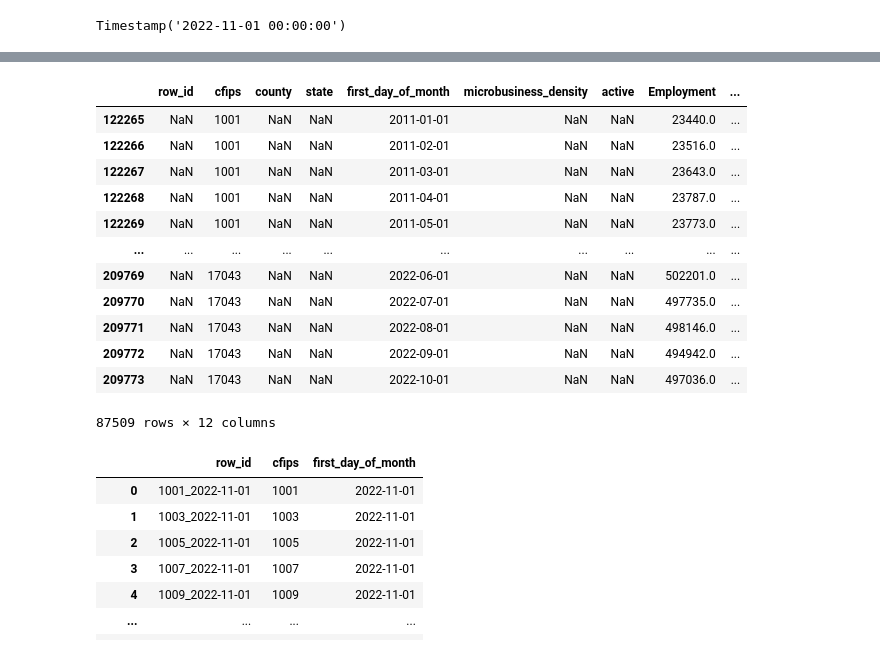
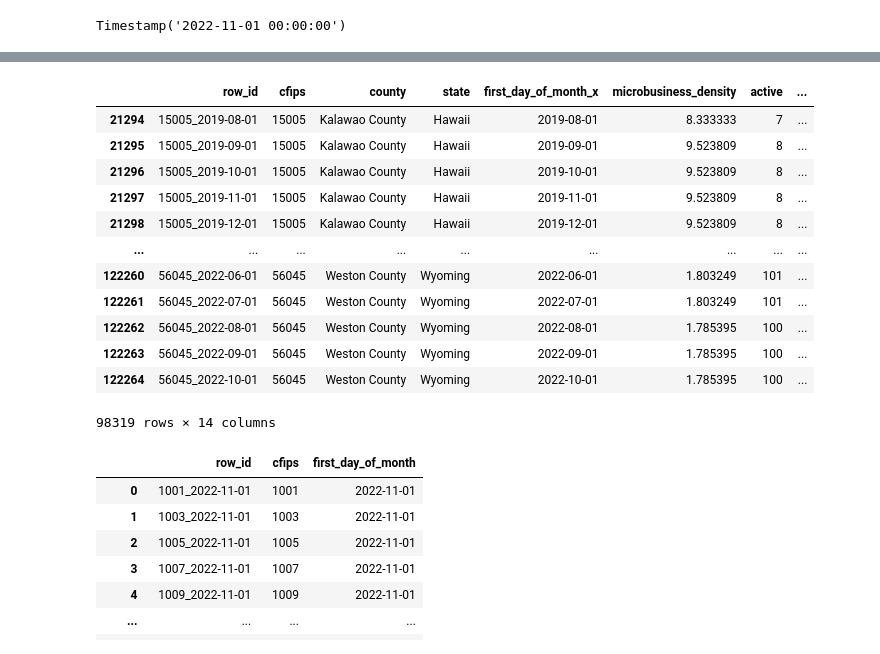
Before and after one commit to nahomjd/GoDaddy-Microbusiness_Desity_Forecasting, a Jupyter notebook: EDA/EDA_1.ipynb, the cells around one changed output, grey strips where cells are left out. Cells and saved outputs as stored; diff of their text form; code cells hidden in the pictures.

```diff
--- a/EDA/EDA_1.ipynb
+++ b/EDA/EDA_1.ipynb
@@ -174,5 +174,4 @@ df_train
 # %%
 df_train['first_day_of_month'] = pd.to_datetime(df_train['first_day_of_month'])
 # %%
-df_bls2['first_day_of_month'] = df_bls2['first_day_of_month'].astype('object')
-df_bls2
+df_bls2['first_day_of_month_lag'] = df_bls2['first_day_of_month'] + pd.DateOffset(months=12)
@@ -215,5 +199,5 @@ dtype: object
 # %%
-df_train_bls = df_train.merge(df_bls2, how='left', left_on=['cfips', 'first_day_of_month'], right_on=['cfips','first_day_of_month'], indicator=True)
+df_train_bls = df_train.merge(df_bls2, how='left', left_on=['cfips', 'first_day_of_month'], right_on=['cfips','first_day_of_month_lag'], indicator=True)
 # %%
 df_bls2['first_day_of_month'].max()
 # %% [output]
@@ -237,19 +221,19 @@ df_train_bls
 # %%
-df_train_bls[df_train_bls['Employment'].notnull()]
+df_train_bls[df_train_bls['Employment'].isnull()]
 # %% [output]
-|  | row_id | cfips | county | state | first_day_of_month | microbusiness_density | active | Employment | ... |
-| 122265 | NaN | 1001 | NaN | NaN | 2011-01-01 | NaN | NaN | 23440.0 | ... |
-| 122266 | NaN | 1001 | NaN | NaN | 2011-02-01 | NaN | NaN | 23516.0 | ... |
-| 122267 | NaN | 1001 | NaN | NaN | 2011-03-01 | NaN | NaN | 23643.0 | ... |
-| 122268 | NaN | 1001 | NaN | NaN | 2011-04-01 | NaN | NaN | 23787.0 | ... |
-| 122269 | NaN | 1001 | NaN | NaN | 2011-05-01 | NaN | NaN | 23773.0 | ... |
-| ... | ... | ... | ... | ... | ... | ... | ... | ... | ... |
-| 209769 | NaN | 17043 | NaN | NaN | 2022-06-01 | NaN | NaN | 502201.0 | ... |
-| 209770 | NaN | 17043 | NaN | NaN | 2022-07-01 | NaN | NaN | 497735.0 | ... |
-| 209771 | NaN | 17043 | NaN | NaN | 2022-08-01 | NaN | NaN | 498146.0 | ... |
-| 209772 | NaN | 17043 | NaN | NaN | 2022-09-01 | NaN | NaN | 494942.0 | ... |
-| 209773 | NaN | 17043 | NaN | NaN | 2022-10-01 | NaN | NaN | 497036.0 | ... |
+|  | row_id | cfips | county | state | first_day_of_month_x | microbusiness_density | active | ... |
+| 21294 | 15005_2019-08-01 | 15005 | Kalawao County | Hawaii | 2019-08-01 | 8.333333 | 7 | ... |
+| 21295 | 15005_2019-09-01 | 15005 | Kalawao County | Hawaii | 2019-09-01 | 9.523809 | 8 | ... |
+| 21296 | 15005_2019-10-01 | 15005 | Kalawao County | Hawaii | 2019-10-01 | 9.523809 | 8 | ... |
+| 21297 | 15005_2019-11-01 | 15005 | Kalawao County | Hawaii | 2019-11-01 | 9.523809 | 8 | ... |
+| 21298 | 15005_2019-12-01 | 15005 | Kalawao County | Hawaii | 2019-12-01 | 9.523809 | 8 | ... |
+| ... | ... | ... | ... | ... | ... | ... | ... | ... |
+| 122260 | 56045_2022-06-01 | 56045 | Weston County | Wyoming | 2022-06-01 | 1.803249 | 101 | ... |
+| 122261 | 56045_2022-07-01 | 56045 | Weston County | Wyoming | 2022-07-01 | 1.803249 | 101 | ... |
+| 122262 | 56045_2022-08-01 | 56045 | Weston County | Wyoming | 2022-08-01 | 1.785395 | 100 | ... |
+| 122263 | 56045_2022-09-01 | 56045 | Weston County | Wyoming | 2022-09-01 | 1.785395 | 100 | ... |
+| 122264 | 56045_2022-10-01 | 56045 | Weston County | Wyoming | 2022-10-01 | 1.785395 | 100 | ... |
-87509 rows × 12 columns
+98319 rows × 14 columns
 # %%
 df_test
 # %% [output]
```
Also changed, not shown: parts of 16 cells of this notebook.
